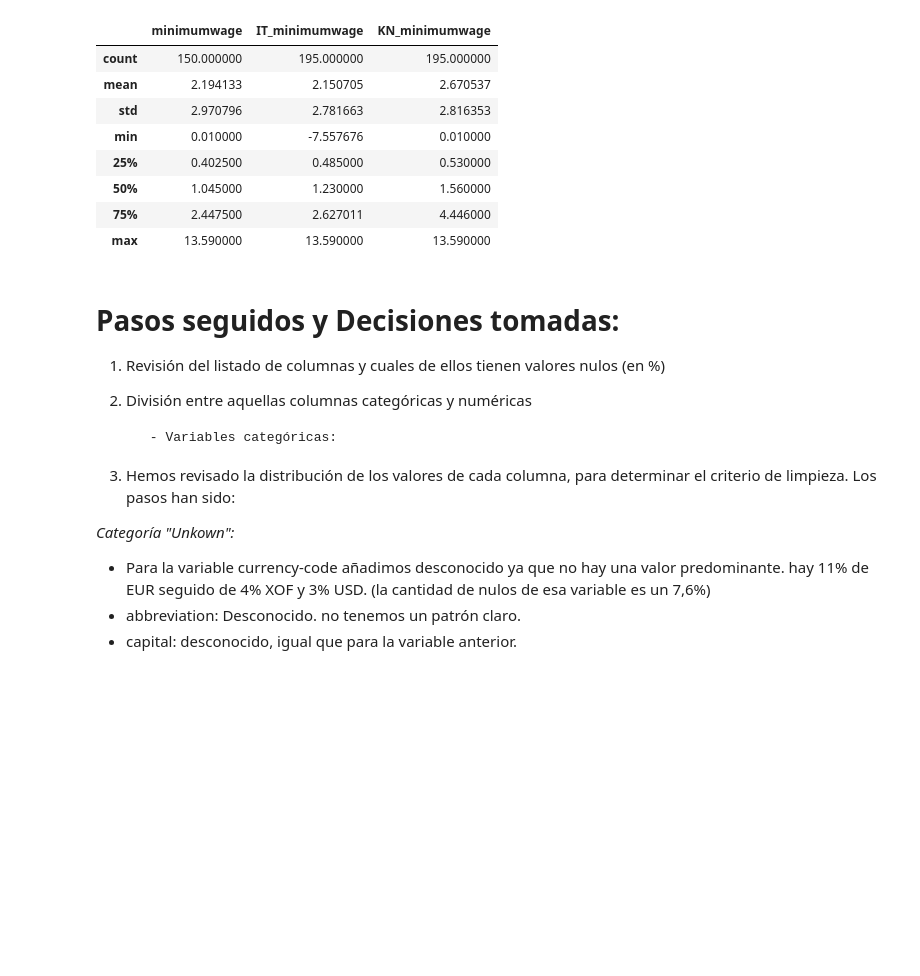
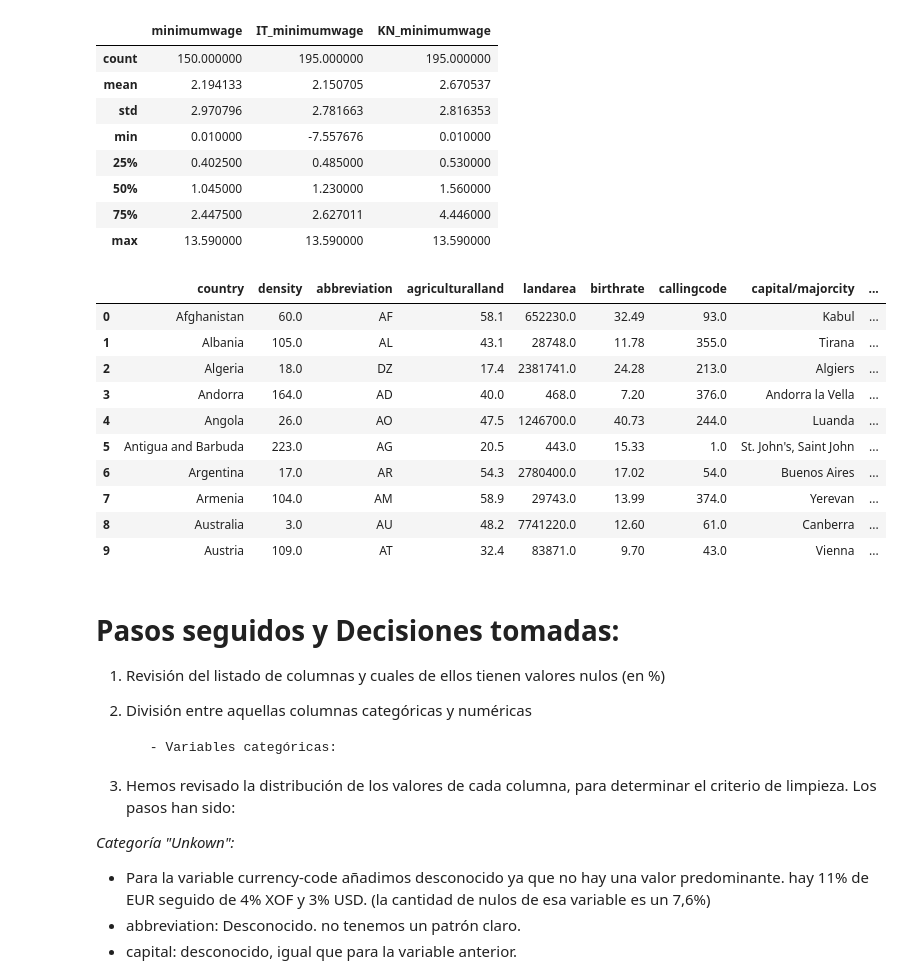
Before and after one commit to Adalab/da-promof-modulo3-sprint1-pairprogramming-Marga-Anabella, a Jupyter notebook: 6_pair_nulos.ipynb, the cells around one changed output. Saved outputs shown, nothing was run; the diff lists cells and outputs as text; code cells hidden in the pictures; blank space fills up the shorter version.

```diff
--- a/6_pair_nulos.ipynb
+++ b/6_pair_nulos.ipynb
@@ -594,3 +566,24 @@ df_copia.describe()[["minimumwage", "IT_minimumwage","KN_minimumwage"]]
 | 50% | 1.045000 | 1.230000 | 1.560000 |
 | 75% | 2.447500 | 2.627011 | 4.446000 |
 | max | 13.590000 | 13.590000 | 13.590000 |
+# %%
+df_copia.drop(['armedforcessize', 'cpi','cpichange', 'gasolineprice', 'grosstertiaryeducationenrollment',  'maternalmortalityratio', 'minimumwage', 'populationlaborforceparticipation',  'taxrevenue', 'totaltaxrate', 'unemploymentrate', 'IT_armedforcessize', 'IT_cpi', 'IT_cpichange', 'IT_gasolineprice', 'IT_grosstertiaryeducationenrollment','IT_maternalmortalityratio',
+          'IT_minimumwage', 'IT_populationlaborforceparticipation', 'IT_taxrevenue','IT_totaltaxrate', 'IT_unemploymentrate'], axis=1, inplace=True)
+# %%
+reemplazo_nombres_columnas = {'KN_armedforcessize': 'armedforcessize', 'KN_cpi': 'cpi', 'KN_cpichange':'cpichange', 'KN_gasolineprice': 'gasolineprice', 'KN_grosstertiaryeducationenrollment': 'grosstertiaryeducationenrollment','KN_maternalmortalityratio': 'maternalmortalityratio',
+          'KN_minimumwage':'minimumwage' , 'KN_populationlaborforceparticipation':'populationlaborforceparticipation','KN_totaltaxrate':'totaltaxrate', 'KN_unemploymentrate':'unemploymentrate', 'KN_taxrevenue': 'taxrevenue'}
+df_copia.rename(columns = reemplazo_nombres_columnas, inplace = True)
+# %%
+df_copia.head(10)
+# %% [output]
+|  | country | density | abbreviation | agriculturalland | landarea | birthrate | callingcode | capital/majorcity | ... |
+| 0 | Afghanistan | 60.0 | AF | 58.1 | 652230.0 | 32.49 | 93.0 | Kabul | ... |
+| 1 | Albania | 105.0 | AL | 43.1 | 28748.0 | 11.78 | 355.0 | Tirana | ... |
+| 2 | Algeria | 18.0 | DZ | 17.4 | 2381741.0 | 24.28 | 213.0 | Algiers | ... |
+| 3 | Andorra | 164.0 | AD | 40.0 | 468.0 | 7.20 | 376.0 | Andorra la Vella | ... |
+| 4 | Angola | 26.0 | AO | 47.5 | 1246700.0 | 40.73 | 244.0 | Luanda | ... |
+| 5 | Antigua and Barbuda | 223.0 | AG | 20.5 | 443.0 | 15.33 | 1.0 | St. John's, Saint John | ... |
+| 6 | Argentina | 17.0 | AR | 54.3 | 2780400.0 | 17.02 | 54.0 | Buenos Aires | ... |
+| 7 | Armenia | 104.0 | AM | 58.9 | 29743.0 | 13.99 | 374.0 | Yerevan | ... |
+| 8 | Australia | 3.0 | AU | 48.2 | 7741220.0 | 12.60 | 61.0 | Canberra | ... |
+| 9 | Austria | 109.0 | AT | 32.4 | 83871.0 | 9.70 | 43.0 | Vienna | ... |
```
Also changed, not shown: parts of 3 cells of this notebook, 3 other files.
